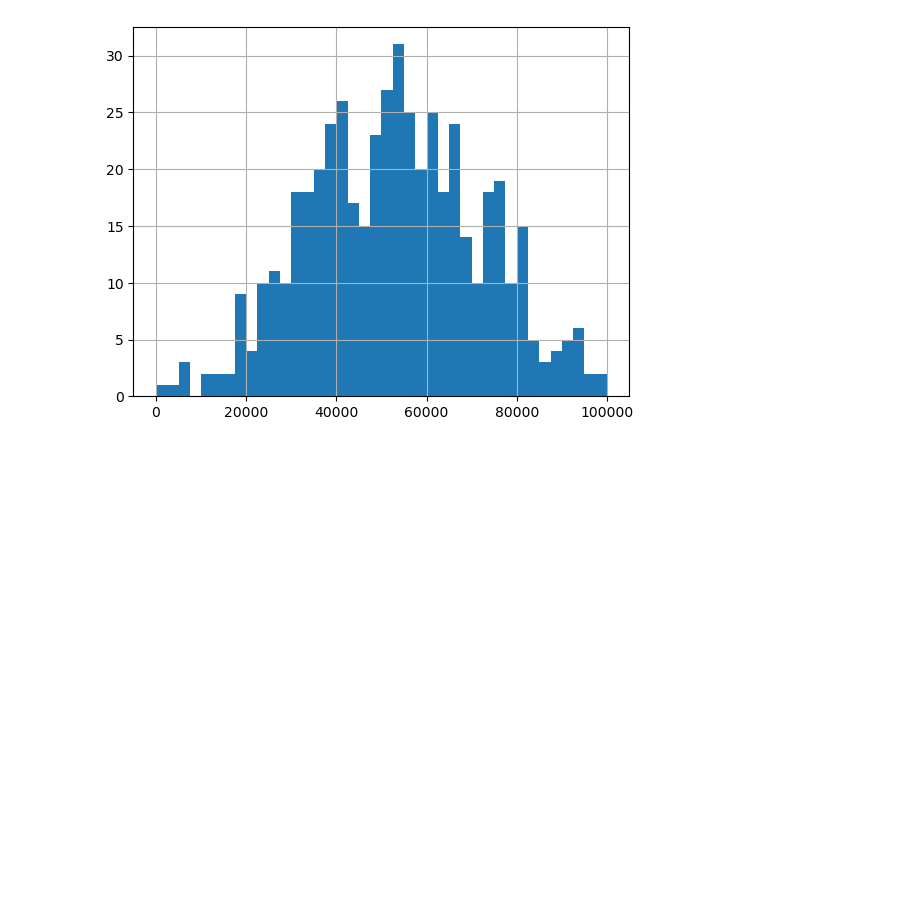
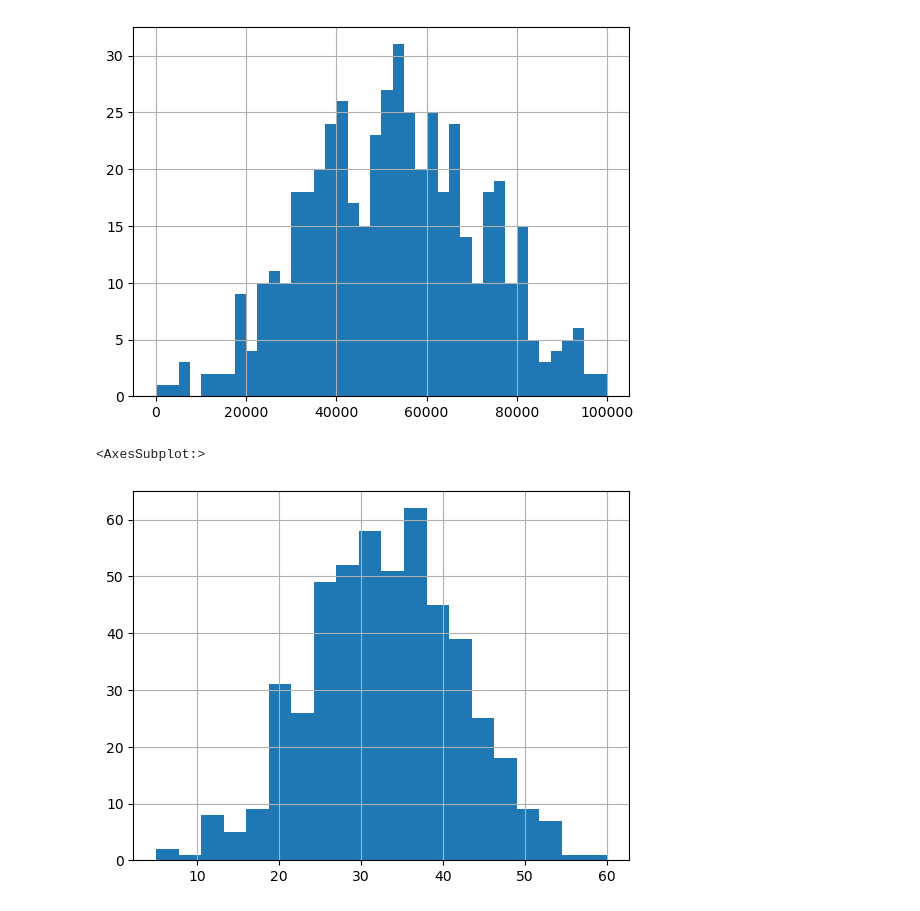
Before and after one commit to mat-ilde/data-prediction-machine-learning, a Jupyter notebook: Logistic regression Facebook Ads.ipynb, the cells around one changed output. Cells and saved outputs as stored; diff of their text form; code cells hidden in the pictures; blank space fills up the shorter version.

Commit message:
Logistic regression data visualization

```diff
--- a/Logistic regression Facebook Ads.ipynb
+++ b/Logistic regression Facebook Ads.ipynb
@@ -54,3 +54,8 @@ training_set['Salary'].hist(bins = 40)
 # %% [output]
 <AxesSubplot:>
 [figure]
+# %%
+training_set['Time Spent on Site'].hist(bins = 20)
+# %% [output]
+<AxesSubplot:>
+[figure, added]
```
Also changed, not shown: parts of 10 cells of this notebook.
